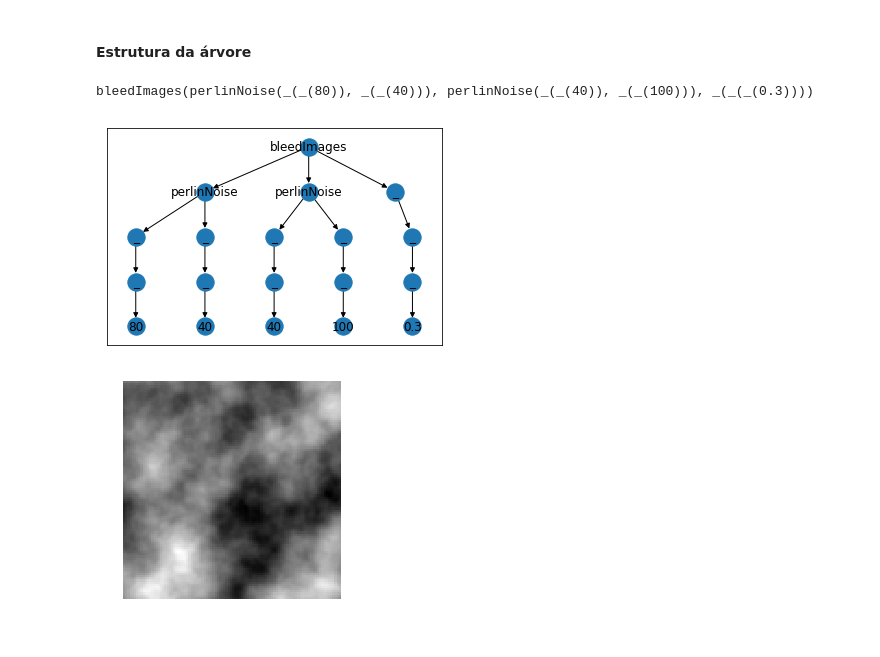
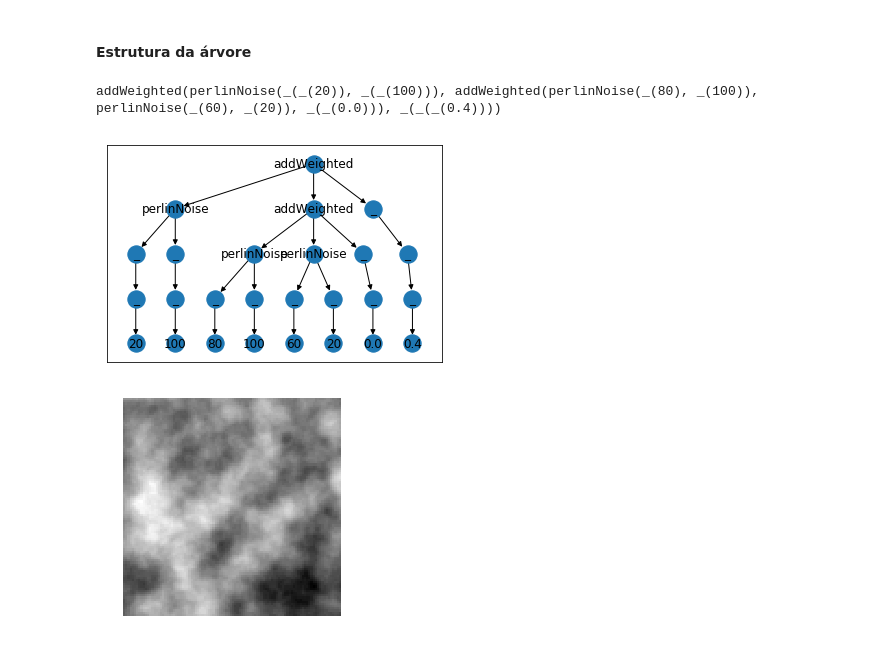
Before and after one commit to viniciusvmda/procedural-texture, a Jupyter notebook: gp.ipynb, the cells around one changed output. Cells and saved outputs as stored; diff of their text form; code cells hidden in the pictures.

Commit message:
changed bleedImages name

```diff
--- a/gp.ipynb
+++ b/gp.ipynb
@@ -91,7 +91,7 @@ def perlinNoise(scale=100, octaves=6):
   return output
 
 
-def bleedImages(img1, img2, weight):
+def addWeighted(img1, img2, weight):
   GAMMA = 0
   return cv2.addWeighted(img1, weight, img2, 1 - weight, GAMMA)
 # %% [markdown]
@@ -111,40 +111,40 @@ pset = gp.PrimitiveSetTyped("main", [], np.ndarray)
 # Add operators
 pset.addPrimitive(perlinNoise, [int, int], np.ndarray)
 #pset.addPrimitive(addImages, [np.ndarray, np.ndarray], np.ndarray)
-pset.addPrimitive(bleedImages, [np.ndarray, np.ndarray, float], np.ndarray)
+pset.addPrimitive(addWeighted, [np.ndarray, np.ndarray, float], np.ndarray)
 pset.addPrimitive(_, [float], float)
 pset.addPrimitive(_, [int], int)
 
 pset.addTerminal(100, int)
 pset.addTerminal(80, int)
 pset.addTerminal(60, int)
 pset.addTerminal(40, int)
 pset.addTerminal(20, int)
 
 pset.addTerminal(0.0, float)
 pset.addTerminal(0.1, float)
 pset.addTerminal(0.2, float)
 pset.addTerminal(0.3, float)
 pset.addTerminal(0.4, float)
 pset.addTerminal(0.5, float)
 
 
 # Create individual and add tree with primitives
 creator.create("Individual", gp.PrimitiveTree, pset=pset)
 toolbox = base.Toolbox()
-toolbox.register("expr", gp.genHalfAndHalf, pset=pset, min_=1, max_=10)
+toolbox.register("expr", gp.genHalfAndHalf, pset=pset, min_=4, max_=10)
 toolbox.register("individual", tools.initIterate, creator.Individual, toolbox.expr)
 expr = toolbox.individual()
 tree = gp.PrimitiveTree(expr)
 f = gp.compile(tree, pset)
 print(expr)
 plotTree(expr)
 # %% [output]
-bleedImages(perlinNoise(_(_(80)), _(_(40))), perlinNoise(_(_(40)), _(_(100))), _(_(_(0.3))))
+addWeighted(perlinNoise(_(_(20)), _(_(100))), addWeighted(perlinNoise(_(80), _(100)), perlinNoise(_(60), _(20)), _(_(0.0))), _(_(_(0.4))))
-[figure, old version]
+[figure, new version]
 # %%
 image = np.zeros((100, 100))
 a = f
 plotImage(a)
 # %% [output]
-[figure, old version]
+[figure, new version]
```
